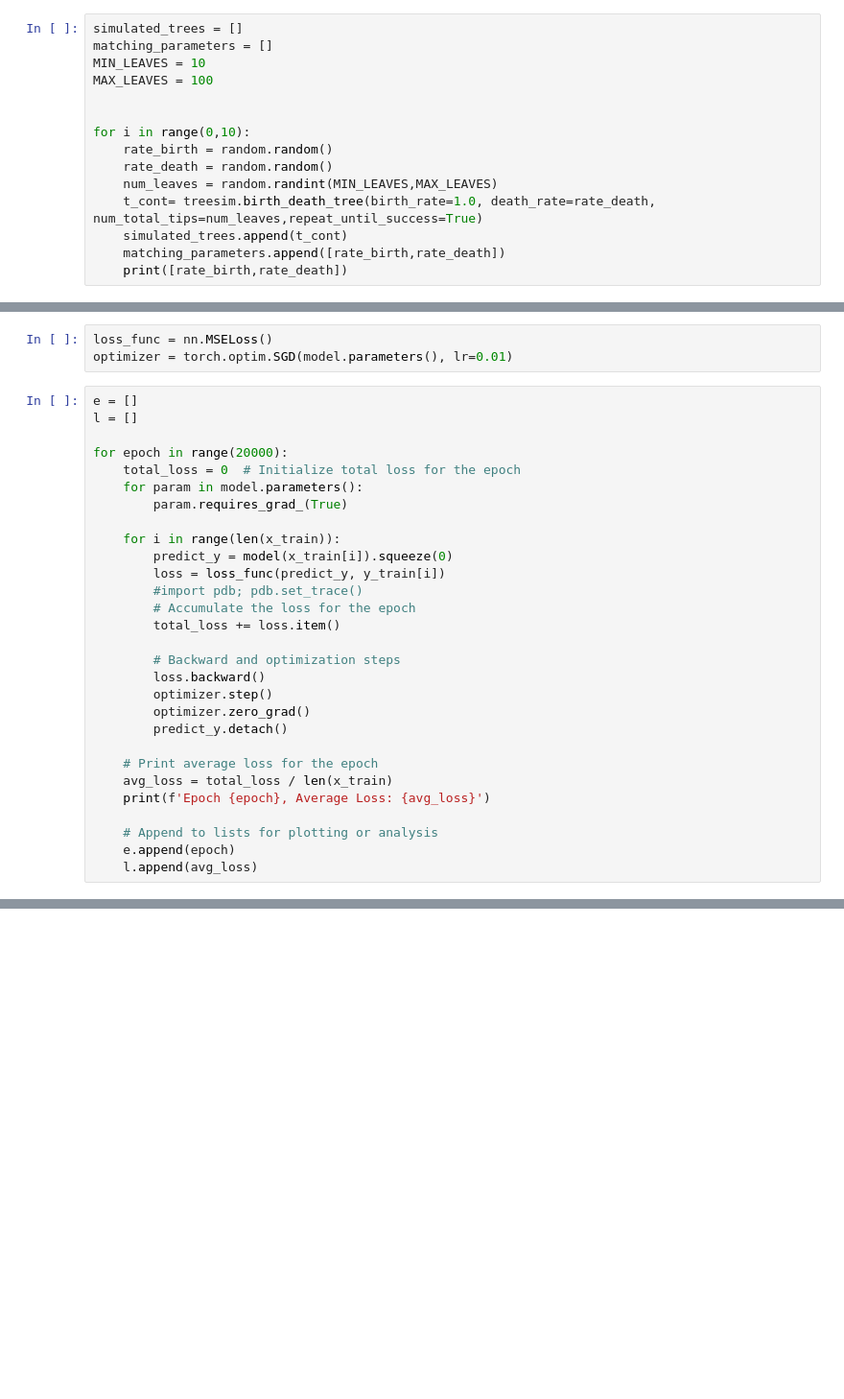
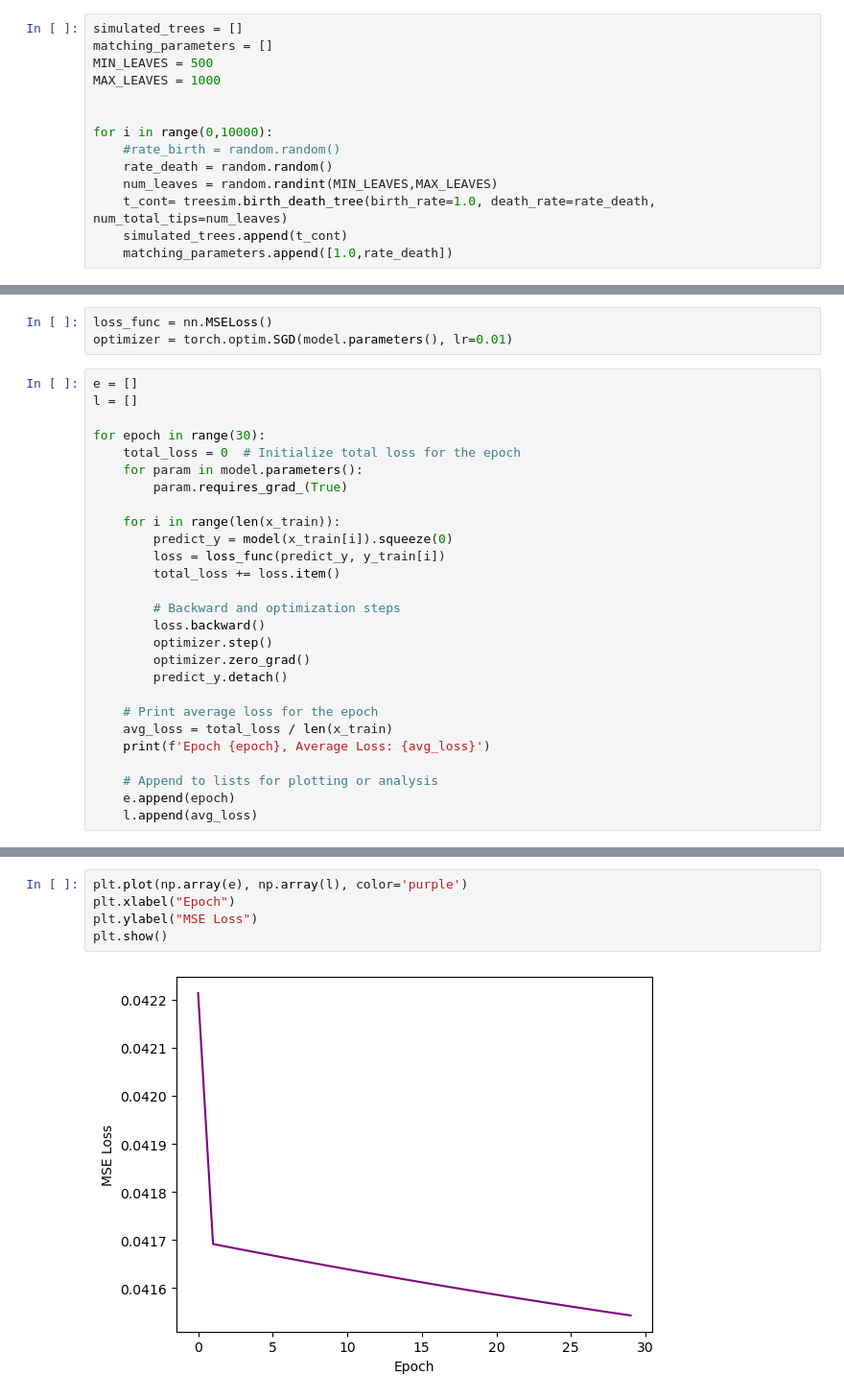
Before and after one commit to violetzheng/dl-est-param, a Jupyter notebook: birth_death_trees.ipynb, the cells around one changed output, grey strips where cells are left out. Shown at 96% size. Saved outputs shown, nothing was run; the diff lists cells and outputs as text; blank space fills up the shorter version.

```diff
--- a/birth_death_trees.ipynb
+++ b/birth_death_trees.ipynb
@@ -133,15 +105,14 @@ print(collapse_tree(living_dict, bio_phylo_tree, bio_phylo_tree.root))
 # %%
 simulated_trees = []
 matching_parameters = []
-MIN_LEAVES = 10
-MAX_LEAVES = 100
+MIN_LEAVES = 500
+MAX_LEAVES = 1000
 
 
-for i in range(0,10):
-    rate_birth = random.random()
+for i in range(0,10000):
+    #rate_birth = random.random()
     rate_death = random.random()
     num_leaves = random.randint(MIN_LEAVES,MAX_LEAVES)
-    t_cont= treesim.birth_death_tree(birth_rate=1.0, death_rate=rate_death, num_total_tips=num_leaves,repeat_until_success=True)
+    t_cont= treesim.birth_death_tree(birth_rate=1.0, death_rate=rate_death, num_total_tips=num_leaves)
     simulated_trees.append(t_cont)
-    matching_parameters.append([rate_birth,rate_death])
-    print([rate_birth,rate_death])
+    matching_parameters.append([1.0,rate_death])
@@ -263,7 +226,7 @@ optimizer = torch.optim.SGD(model.parameters(), lr=0.01)
 e = []
 l = []
 
-for epoch in range(20000):
+for epoch in range(30):
     total_loss = 0  # Initialize total loss for the epoch
     for param in model.parameters():
         param.requires_grad_(True)
@@ -271,8 +234,6 @@ for epoch in range(20000):
     for i in range(len(x_train)):
         predict_y = model(x_train[i]).squeeze(0)
         loss = loss_func(predict_y, y_train[i])
-        #import pdb; pdb.set_trace()
-        # Accumulate the loss for the epoch
         total_loss += loss.item()
 
         # Backward and optimization steps
@@ -309,0 +270,7 @@ KeyboardInterrupt:
+# %%
+plt.plot(np.array(e), np.array(l), color='purple')
+plt.xlabel("Epoch")
+plt.ylabel("MSE Loss")
+plt.show()
+# %% [output]
+[figure, added]
```
Also changed, not shown: parts of 13 cells of this notebook.
